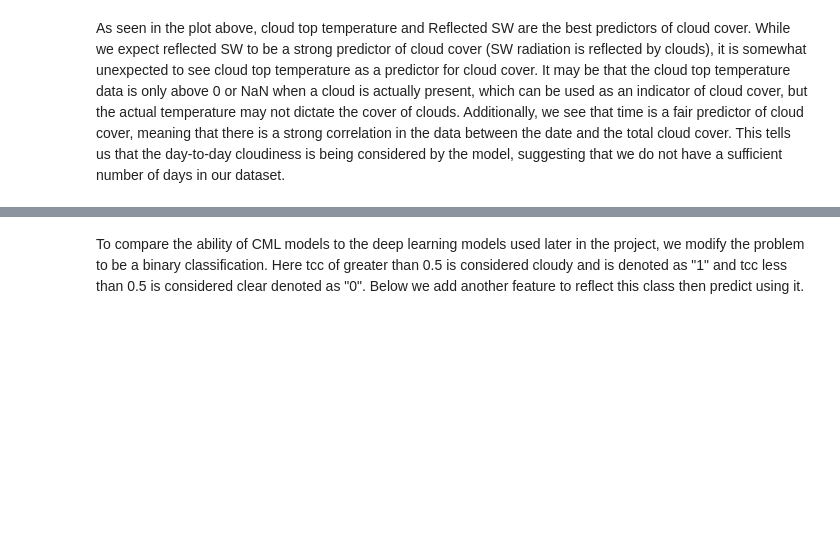
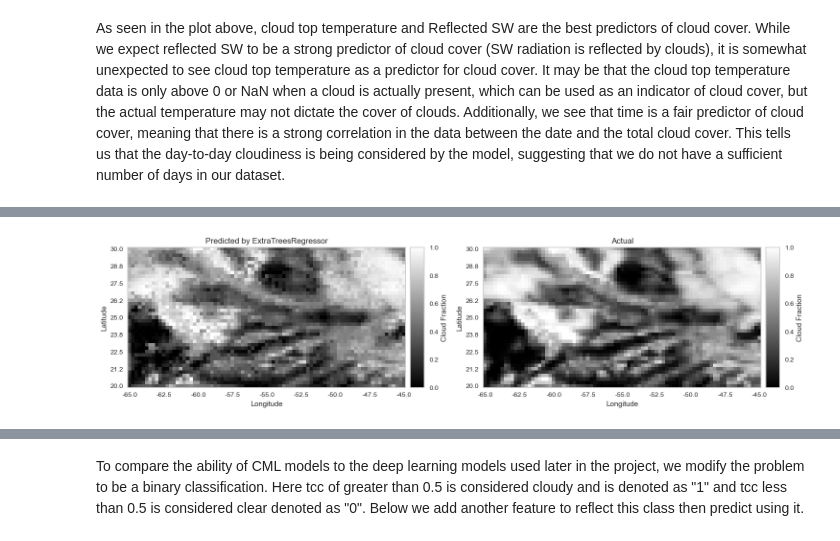
Before and after one commit to vmunte/Cloud_Fraction_Atlantic2024, a Jupyter notebook: notebooks/AutoML_Regression_Classification.ipynb, the cells around one changed output, grey strips where cells are left out. Drawn from its saved outputs; the diff is of its cells as text; code cells hidden in the pictures; blank space fills up the shorter version.

Commit message:
Add Plots for Regression Model Prediction

```diff
--- a/notebooks/AutoML_Regression_Classification.ipynb
+++ b/notebooks/AutoML_Regression_Classification.ipynb
@@ -315,3 +314,6 @@ plot_model(best, plot = 'feature')
 [figure]
 # %% [markdown]
 As seen in the plot above, cloud top temperature and Reflected SW are the best predictors of cloud cover. While we expect reflected SW to be a strong predictor of cloud cover (SW radiation is reflected by clouds), it is somewhat unexpected to see cloud top temperature as a predictor for cloud cover. It may be that the cloud top temperature data is only above 0 or NaN when a cloud is actually present, which can be used as an indicator of cloud cover, but the actual temperature may not dictate the cover of clouds. Additionally, we see that time is a fair predictor of cloud cover, meaning that there is a strong correlation in the data between the date and the total cloud cover. This tells us that the day-to-day cloudiness is being considered by the model, suggesting that we do not have a sufficient number of days in our dataset.
+# %%
+predictions = predict_model(best, data=df)
+predictions.head()
@@ -317,0 +351,55 @@ As seen in the plot above, cloud top temperature and Reflected SW are the best p
+# %%
+df_actual = predictions_92[['latitude', 'longitude', 'tcc']]
+df_pred = predictions_92[['latitude', 'longitude', 'prediction_label']]
+
+df_actual_93 = predictions_93[['latitude', 'longitude', 'tcc']]
+df_pred_93 = predictions_93[['latitude', 'longitude', 'prediction_label']]
+# %%
+# reshape the class column to match the shape of the latitude and longitude columns
+df_actual = df_actual.pivot(index='latitude', columns='longitude', values='tcc')
+df_pred = df_pred.pivot(index='latitude', columns='longitude', values='prediction_label')
+df_actual_93 = df_actual_93.pivot(index='latitude', columns='longitude', values='tcc')
+df_pred_93 = df_pred_93.pivot(index='latitude', columns='longitude', values='prediction_label')
+# make the latitude index descending
+df_actual = df_actual.sort_index(ascending=False)
+df_pred = df_pred.sort_index(ascending=False)
+df_actual_93 = df_actual_93.sort_index(ascending=False)
+df_pred_93 = df_pred_93.sort_index(ascending=False)
+# %%
+from mpl_toolkits.axes_grid1 import make_axes_locatable
+
+lats = era5.latitude.values
+lons = era5.longitude.values
+
+# plot the predicted class and the actual class of the data as subfigures
+fig, ax = plt.subplots(1, 2, figsize=(15, 15))
+im1 = ax[0].imshow(df_pred, cmap='gray')
+ax[0].grid(False)
+ax[0].set_title('Predicted by ExtraTreesRegressor')
+ax[0].set_xlabel('Longitude')
+ax[0].set_ylabel('Latitude')
+ax[0].set_yticklabels(np.append(np.linspace(20,30, 9),0)[::-1].round(1))
+ax[0].set_xticklabels(np.append(np.linspace(-65,-45, 9).round(1)[::-1],0)[::-1])
+
+im2 = ax[1].imshow(df_actual, cmap='gray')
+ax[1].grid(False)
+ax[1].set_xlabel('Longitude')
+ax[1].set_ylabel('Latitude')
+ax[1].set_yticklabels(np.append(np.linspace(20,30, 9),0)[::-1].round(1))
+ax[1].set_xticklabels(np.append(np.linspace(-65,-45, 9).round(1)[::-1],0)[::-1])
+ax[1].set_title('Actual')
+
+# Add a colorbar for the predicted plot
+divider1 = make_axes_locatable(ax[0])
+cax1 = divider1.append_axes("right", size="5%", pad=0.1)
+plt.colorbar(im1, cax=cax1).set_label("Cloud Fraction")
+
+# Add a colorbar for the predicted plot
+divider1 = make_axes_locatable(ax[1])
+cax1 = divider1.append_axes("right", size="5%", pad=0.1)
+plt.colorbar(im2, cax=cax1).set_label("Cloud Fraction")
+
+plt.tight_layout()
+plt.show()
+# %% [output]
+[figure, added]
```
Also changed, not shown: parts of 9 cells of this notebook.
